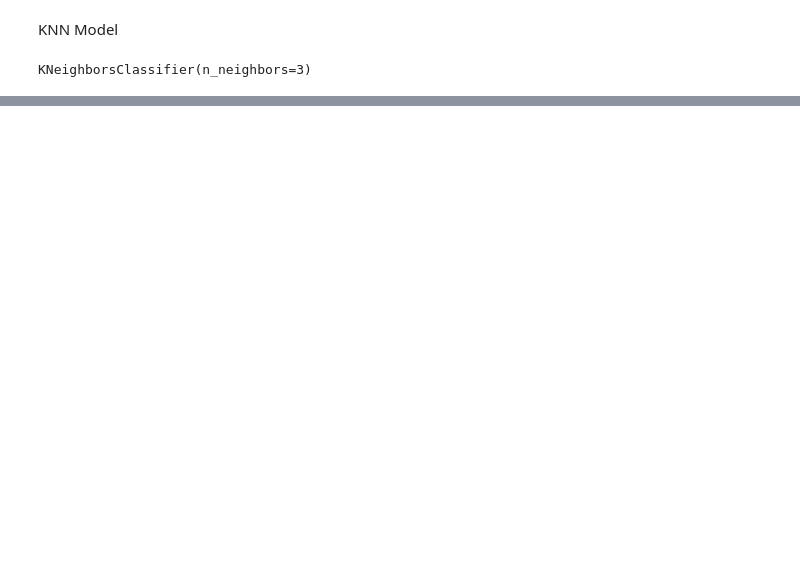
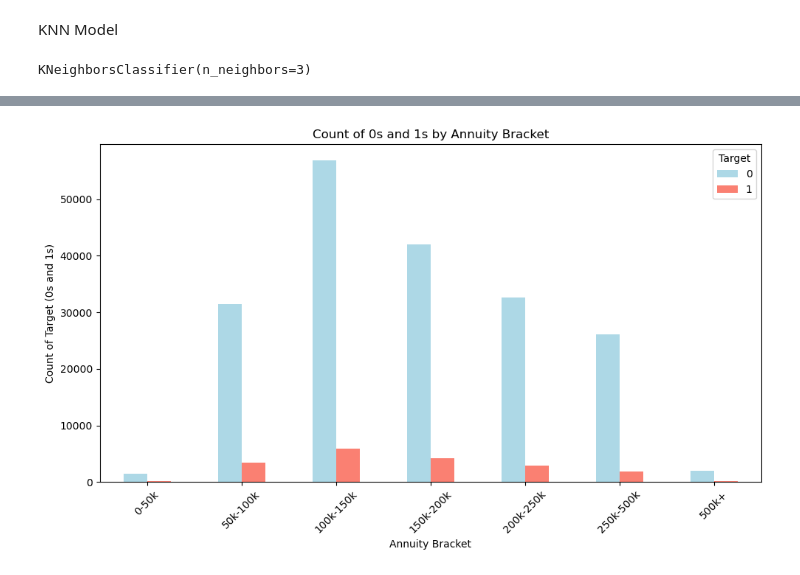
Before and after one commit to troyflood94/final_project, a Jupyter notebook: work_file.ipynb, the cells around one changed output, grey strips where cells are left out. Drawn from its saved outputs; the diff is of its cells as text; code cells hidden in the pictures; blank space fills up the shorter version.

```diff
--- a/work_file.ipynb
+++ b/work_file.ipynb
@@ -173,0 +254,15 @@ weighted avg       0.85      0.89      0.87     52722
+# %%
+#Plot the counts of 0s and 1s in each annuity bracket
+grouped_data.plot(kind='bar', stacked=False, figsize=(10, 6), color=['lightblue', 'salmon'])
+# Add labels and title
+plt.xlabel('Annuity Bracket')
+plt.ylabel('Count of Target (0s and 1s)')
+plt.title('Count of 0s and 1s by Annuity Bracket')
+
+# Display the plot
+plt.xticks(rotation=45)
+plt.legend(title='Target')
+plt.tight_layout()
+plt.show()
+# %% [output]
+[figure, added]
```
Also changed, not shown: parts of 15 cells of this notebook.
